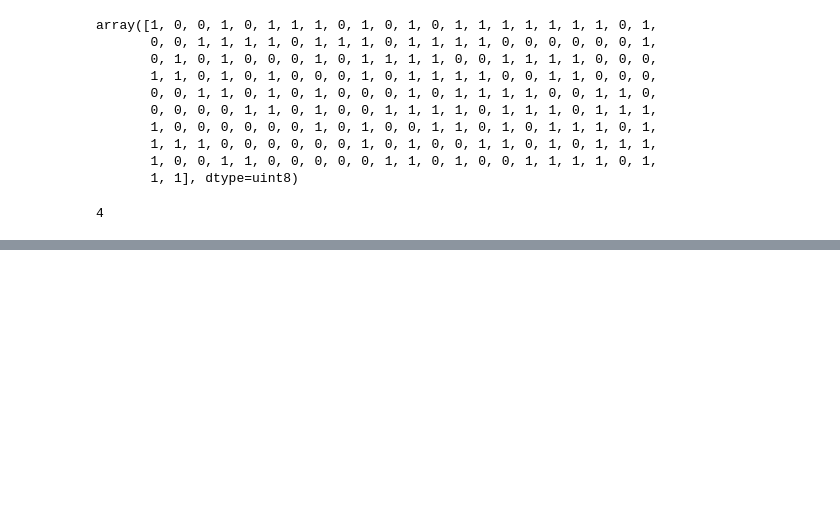
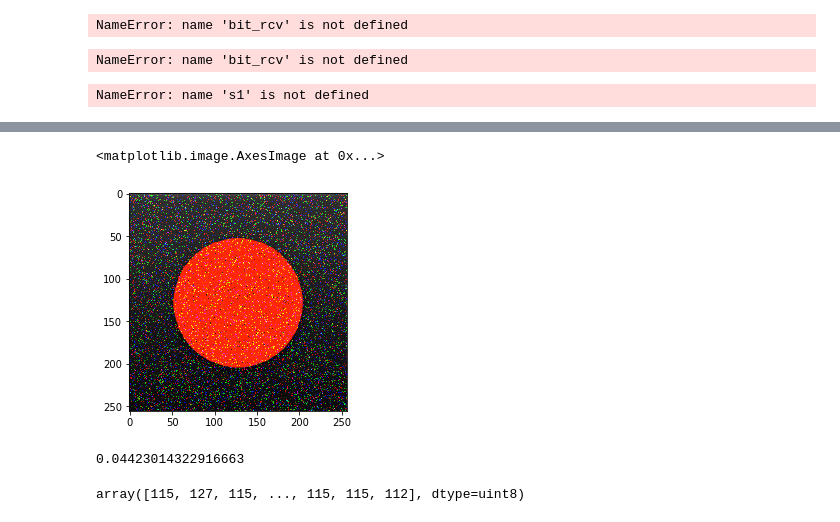
Before and after one commit to rafaelmcam/gr-ITpp, a Jupyter notebook: examples/Simulação BPSK/Transmissão RedDot Usando ConstellationMod/DBPSK.ipynb, the cells around one changed output, grey strips where cells are left out. Drawn from its saved outputs; the diff is of its cells as text; code cells hidden in the pictures; blank space fills up the shorter version.

```diff
--- a/examples/Simulação BPSK/Transmissão RedDot Usando ConstellationMod/DBPSK.ipynb
+++ b/examples/Simulação BPSK/Transmissão RedDot Usando ConstellationMod/DBPSK.ipynb
@@ -7,7 +7,7 @@ from import_me import *
 # array = readSave(readfileName = "output.data")
 # plt.imshow(plt.imread("output.bmp"))
 # %%
-with open("penguin.bmp", "rb")as f:
+with open("red_dot.bmp", "rb")as f:
     _ = f.read()
 orig = np.frombuffer(_, dtype = np.uint8)
 # %%
@@ -128,16 +104,7 @@ s1 = "".join([str(x) for x in bit_orig[a:][:200]])
 # %%
 bit_rcv[a:][:200]
 # %% [output]
-array([1, 0, 0, 1, 0, 1, 1, 1, 0, 1, 0, 1, 0, 1, 1, 1, 1, 1, 1, 1, 0, 1,
-       0, 0, 1, 1, 1, 1, 0, 1, 1, 1, 0, 1, 1, 1, 1, 0, 0, 0, 0, 0, 0, 1,
-       0, 1, 0, 1, 0, 0, 0, 1, 0, 1, 1, 1, 1, 0, 0, 1, 1, 1, 1, 0, 0, 0,
-       1, 1, 0, 1, 0, 1, 0, 0, 0, 1, 0, 1, 1, 1, 1, 0, 0, 1, 1, 0, 0, 0,
-       0, 0, 1, 1, 0, 1, 0, 1, 0, 0, 0, 1, 0, 1, 1, 1, 1, 0, 0, 1, 1, 0,
-       0, 0, 0, 0, 1, 1, 0, 1, 0, 0, 1, 1, 1, 1, 0, 1, 1, 1, 0, 1, 1, 1,
-       1, 0, 0, 0, 0, 0, 0, 1, 0, 1, 0, 0, 1, 1, 0, 1, 0, 1, 1, 1, 0, 1,
-       1, 1, 1, 0, 0, 0, 0, 0, 0, 1, 0, 1, 0, 0, 1, 1, 0, 1, 0, 1, 1, 1,
-       1, 0, 0, 1, 1, 0, 0, 0, 0, 0, 1, 1, 0, 1, 0, 0, 1, 1, 1, 1, 0, 1,
-       1, 1], dtype=uint8)
+NameError: name 'bit_rcv' is not defined
 # %%
 def edit_distance(s, t):
 
@@ -166,13 +133,16 @@ def edit_distance(s, t):
     return D[len(s)][len(t)]
 # %%
 s2 = "".join([str(x) for x in bit_rcv[a:][:200]])
+# %% [output]
+NameError: name 'bit_rcv' is not defined
 # %%
 edit_distance(s1, s2)
 # %% [output]
-4
+NameError: name 's1' is not defined
 # %%
 ###############
 # %%
 %%time
-img = readOutput("output.data", np.array([67 + 128, 255 - 1], dtype = np.uint8), header, (400, 600))
+img = readOutput("output.data", np.array([67 + 0, 255 - 0], dtype = np.uint8), header, (256, 256))
 plt.imshow(img)
+# %% [output]
@@ -178,0 +151,2 @@ plt.imshow(img)
+<matplotlib.image.AxesImage at 0x...>
+[figure, added]
@@ -179,3 +155,7 @@ plt.imshow(img)
+# %%
+1 - np.mean(np.equal(np.unpackbits(orig2), np.unpackbits(img.ravel()[:])))
+# %% [output]
+0.04423014322916663
 # %%
 ####
 # %%
@@ -205,0 +188,4 @@ rcv = np.frombuffer(b, dtype = np.uint8)
+# %%
+rcv_array
+# %% [output]
+array([115, 127, 115, ..., 115, 115, 112], dtype=uint8)
```
Also changed, not shown: parts of 29 cells of this notebook, 14 other files.
